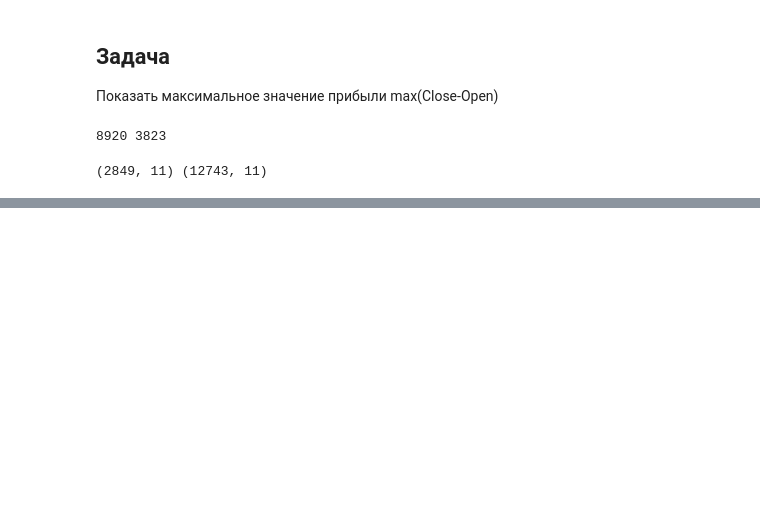
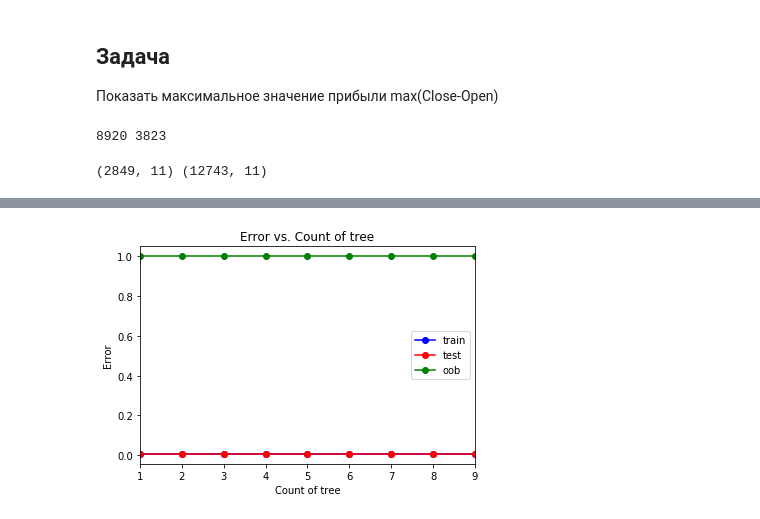
Before and after one commit to Zharikov/LOLKEK, a Jupyter notebook: Untitled1.ipynb, the cells around one changed output, grey strips where cells are left out. Cells and saved outputs as stored; diff of their text form; code cells hidden in the pictures; blank space fills up the shorter version.

```diff
--- a/Untitled1.ipynb
+++ b/Untitled1.ipynb
@@ -340,0 +444,9 @@ ValueError: Classification metrics can't handle a mix of continuous and multicla
+# %%
+mlp_model = MLPRegressor(alpha = alpha_opt, hidden_layer_sizes = (2),
+                          solver = 'lbfgs', activation = 'logistic', random_state = 5)
+mlp_model.fit(X_train, y_train)
+
+y_train_predict = mlp_model.predict(X_train)
+y_test_predict = mlp_model.predict(X_test)
+print( np.square(y_train-y_train_predict).mean())
+print( np.square(y_test-y_test_predict).mean())
@@ -343,0 +514,11 @@ ValueError: Classification metrics can't handle a mix of continuous and binary t
+# %%
+from sklearn import ensemble
+rf = ensemble.RandomForestRegressor(max_depth=10, random_state=0)
+rf.fit(X_train, y_train)
+#Проверим качество классификатора по величине ошибки на тестовой и обучающей выборках
+y_train_pred = rf.predict(X_train)
+y_test_pred = rf.predict(X_test)
+train_err.append(np.square(y_train-y_train_predict).mean())
+test_err.append(np.square(y_test-y_test_predict).mean())
+print("Ошибка на обучающей выборке: ", err_train)
+print("Ошибка на тестовой выборке: ", err_test)
@@ -343,0 +535,26 @@ ValueError: Classification metrics can't handle a mix of continuous and binary t
+# %%
+tree_arr = np.arange(1, 10, 1)
+test_err = []
+train_err = []
+oob_err = []
+
+for tree in tree_arr:
+    rf = ensemble.RandomForestRegressor(max_depth=10, random_state=0)
+    rf.fit(X_train, y_train)
+    y_train_pred = rf.predict(X_train)
+    y_test_pred = rf.predict(X_test)
+    train_err.append(np.square(y_train-y_train_predict).mean())
+    test_err.append(np.square(y_test-y_test_predict).mean())
+    oob_err.append(1 - rf.oob_score)
+# %%
+plt.plot(tree_arr, train_err, 'b-o', label = 'train')
+plt.plot(tree_arr, test_err, 'r-o', label = 'test')
+plt.plot(tree_arr, oob_err, 'g-o', label = 'oob')
+plt.xlim([np.min(tree_arr), np.max(tree_arr)])
+plt.title('Error vs. Count of tree')
+plt.xlabel('Count of tree')
+plt.ylabel('Error')
+plt.legend()
+pass
+# %% [output]
+[figure, added]
```
Also changed, not shown: parts of 66 cells of this notebook.
